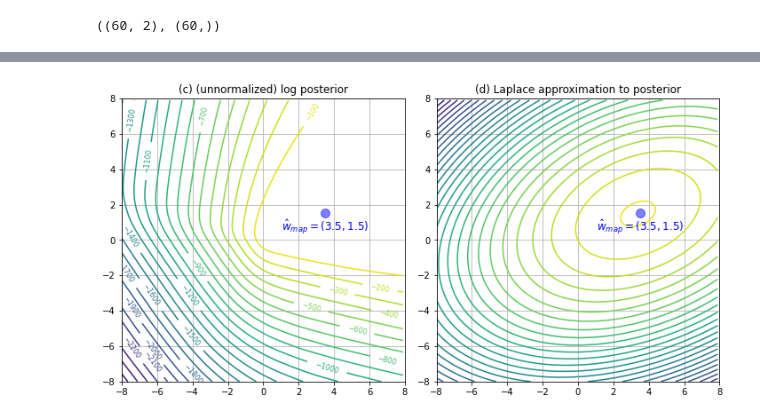
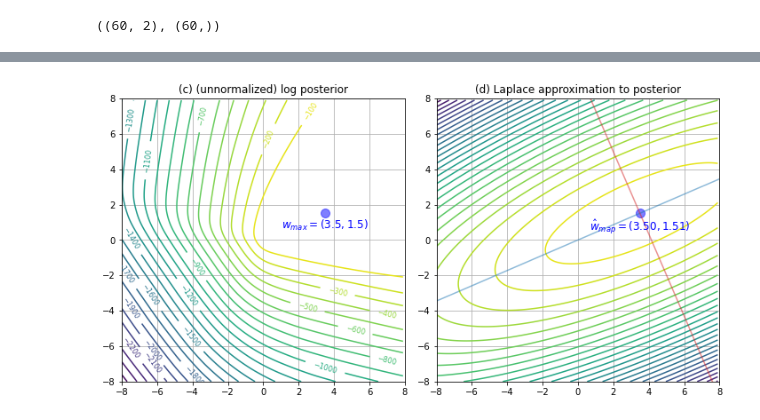
Before and after one commit to chofchof/probml, a Jupyter notebook: notebooks/book1/10/logreg_laplace_demo.ipynb, the cells around one changed output, grey strips where cells are left out. Drawn from its saved outputs; the diff is of its cells as text; code cells hidden in the pictures.

```diff
--- a/notebooks/book1/10/logreg_laplace_demo.ipynb
+++ b/notebooks/book1/10/logreg_laplace_demo.ipynb
@@ -17,15 +17,15 @@ D = 2
 N_zeros = np.zeros(N)
 N_ones = np.ones(N)
 
-mu1 = np.stack((N_ones, 5 * N_ones), axis=1)  # shape (N, D)
-mu2 = np.stack((-5 * N_ones, N_ones), axis=1) # shape (N, D)
+mu1 = np.stack((N_ones, 5 * N_ones), axis=1)  # mu1 = (1, 5) of shape (N, D)
+mu2 = np.stack((-5 * N_ones, N_ones), axis=1) # mu2 = (-5, 1) of shape (N, D)
 
-std1 = 1
-std2 = 1.1
+sigma1 = 1
+sigma2 = 2.2
 
 rng = np.random.default_rng(seed=12)
-X1 = std1 * rng.standard_normal((N, D)) + mu1
-X2 = 2 * std2 * rng.standard_normal((N, D)) + mu2
+X1 = rng.normal(loc=mu1, scale=sigma1, size=(N, D)) # y = 1
+X2 = rng.normal(loc=mu2, scale=sigma2, size=(N, D)) # y = 0
 
 X = np.concatenate((X1, X2), axis=0)
 y = np.concatenate((N_ones, N_zeros), axis=0)
@@ -99,7 +100,8 @@ fig.tight_layout()
 # %%
 from scipy.stats import multivariate_normal
-alpha = 100
-log_prior = np.log(multivariate_normal.pdf(W, cov=np.identity(D) * alpha))
+alpha = 10 ** 2
+log_prior = -0.5 * np.sum((W @ np.identity(D) / alpha) * W, axis=-1)
+#log_prior = np.log(multivariate_normal.pdf(W, cov=np.identity(D) * alpha))
 log_joint = log_likelihood + log_prior
 
 fig, (ax1, ax2) = plt.subplots(ncols=2, figsize=(10,5))
@@ -108,58 +110,69 @@ fig, (ax1, ax2) = plt.subplots(ncols=2, figsize=(10,5))
 
 cs = ax1.contour(xx, yy, log_joint.reshape(xx.shape), levels=30)
 ax1.clabel(cs, inline=True, fontsize=8)
 
-w_map = W[np.argmax(log_joint)]
+w_max = W[np.argmax(log_joint)]
 ax1.plot(
-    w_map[0], w_map[1], marker='o', markersize=10, color='blue', alpha=0.5
+    w_max[0], w_max[1], marker='o', markersize=10, color='blue', alpha=0.5
 )
 ax1.text(
-    w_map[0], w_map[1]-0.25, f'$\hat w_{{map}}=({w_map[0]:.1f}, {w_map[1]:.1f})$',
+    w_max[0], w_max[1]-0.25, f'$w_{{max}}=({w_max[0]:.1f}, {w_max[1]:.1f})$',
     color='blue', ha='center', va='top', fontsize=12
 )
-
-ax1.set_xlim([-8, 8])
-ax1.set_ylim([-8, 8])
+ax1.set_xlim(lim)
+ax1.set_ylim(lim)
 ax1.set_aspect('equal')
 ax1.set_title('(c) (unnormalized) log posterior')
 ax1.grid(True)
 
 # (d) Plotting the Laplace approximation to posterior
 
-# https://bayes-logistic.readthedocs.io/en/latest/usage.html
-# Visit the website above to access the source code of bayes_logistic library
-# parameter info : bayes_logistic.fit_bayes_logistic(y, X, wprior, H, weights=None, solver='Newton-CG', bounds=None, maxiter=100)
-from bayes_logistic import fit_bayes_logistic
-wfit, hfit = fit_bayes_logistic(
-    y.reshape(N * D),
-    X,
-    np.zeros(D),
-    ((np.identity(D)) * 1 / alpha),
-    weights=None,
-    solver='Newton-CG',
-    bounds=None,
-    maxiter=100,
+from scipy.special import expit
+def f_nll_posterior(w, X, y, H):
+    return -np.dot(w @ X.T, y) + np.sum(np.log(1 + np.exp(w @ X.T)), axis=-1) + 0.5 * np.dot(w @ H, w)
+
+def g_nll_posterior(w, X, y, H):
+    mu = expit(w @ X.T)
+    return np.dot(X.T, (mu - y)) + w @ H
+
+def H_nll_posterior(w, X, y, H):
+    mu = np.expand_dims(expit(w @ X.T), axis=-1)
+    return np.dot(X.T, X * (mu * (1 - mu))) + H
+
+from scipy.optimize import minimize
+w_prior = np.zeros(D)
+H = np.identity(D) / alpha
+ww = minimize(
+    fun=f_nll_posterior, x0=w_prior, args=(X, y, H),
+    method='Newton-CG', jac=g_nll_posterior, hess=H_nll_posterior,
+    options={'maxiter': 100}
 )
-# wfit represents the posterior parameters (MAP estimate)
-# hfit represents the posterior Hessian  (Hessian of negative log posterior evaluated at MAP parameters)
-log_laplace_posterior = np.log(multivariate_normal.pdf(W, mean=wfit, cov=np.linalg.inv(hfit)))
+# hat_w represents the posterior parameters (MAP estimate)
+# hat_H represents the posterior Hessian (Hessian of negative log posterior evaluated at MAP estimate)
+hat_w = ww.x
+hat_H = H_nll_posterior(hat_w, X, y, H)
+
+log_laplace_posterior = np.log(
+    multivariate_normal.pdf(W, mean=hat_w, cov=np.linalg.inv(hat_H))
+)
 
 cs = ax2.contour(xx, yy, log_laplace_posterior.reshape(xx.shape), levels=30)
 # ax2.clabel(cs, inline=True, fontsize=8)
 ax2.plot(
-    w_map[0], w_map[1], marker='o', markersize=10, color='blue', alpha=0.5
+    hat_w[0], hat_w[1], marker='o', markersize=10, color='blue', alpha=0.5
 )
 ax2.text(
-    w_map[0], w_map[1]-0.25, f'$\hat w_{{map}}=({w_map[0]:.1f}, {w_map[1]:.1f})$',
+    hat_w[0], hat_w[1]-0.25, f'$\hat w_{{map}}=({hat_w[0]:.2f}, {hat_w[1]:.2f})$',
     color='blue', ha='center', va='top', fontsize=12
 )
-
-ax2.set_xlim([-8, 8])
-ax2.set_ylim([-8, 8])
+ax2.axline(xy1=(0, 0), xy2=hat_w, color='tab:blue', alpha=0.5)
+ax2.axline(xy1=hat_w, slope=-hat_w[0] / hat_w[1], color='tab:red', alpha=0.5)
+ax2.set_xlim(lim)
+ax2.set_ylim(lim)
 ax2.set_aspect('equal')
 ax2.set_title('(d) Laplace approximation to posterior')
 ax2.grid(True)
 
 fig.tight_layout()
 # %% [output]
-[figure, old version]
+[figure, new version]
```
Also changed, not shown: parts of 4 cells of this notebook, 3 other files.
